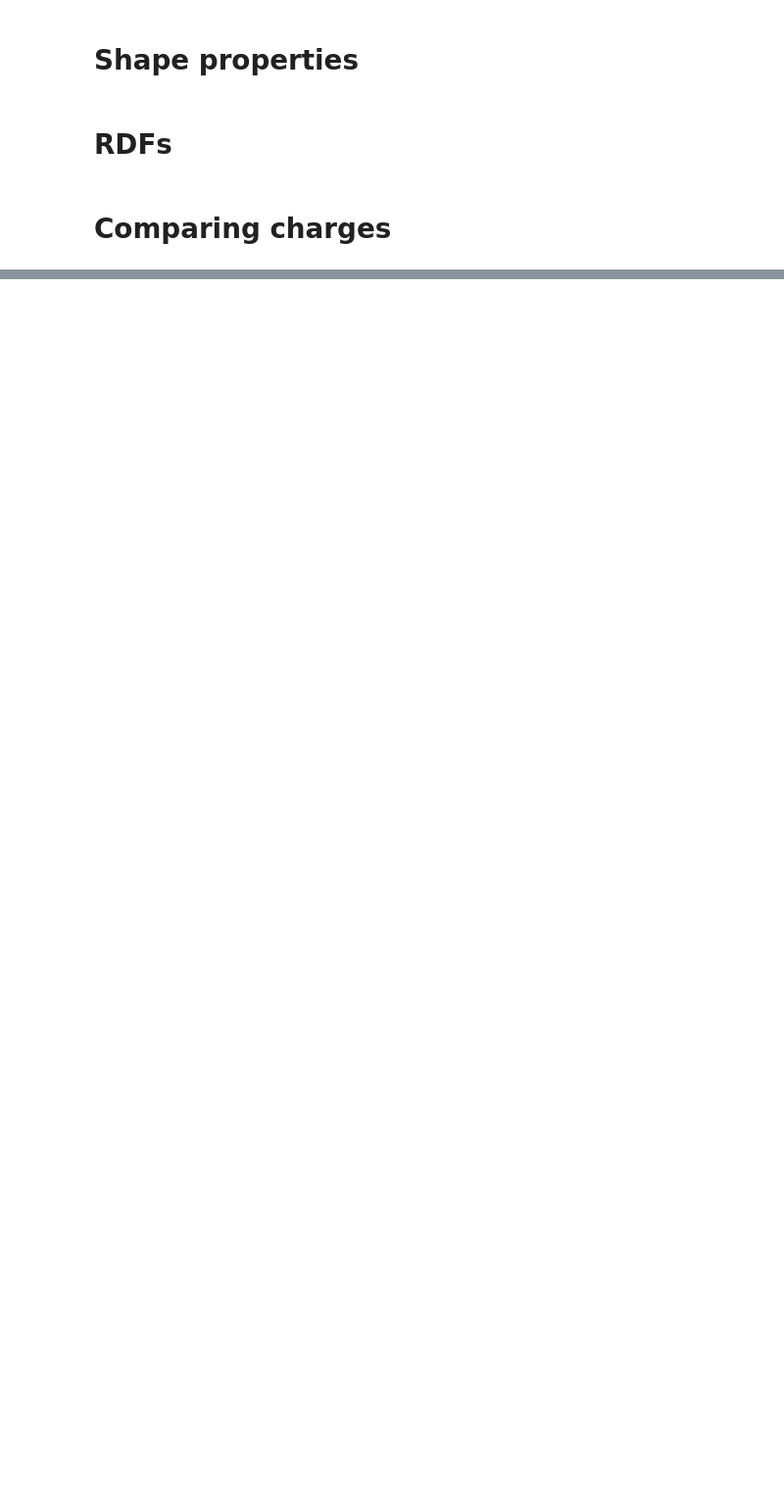
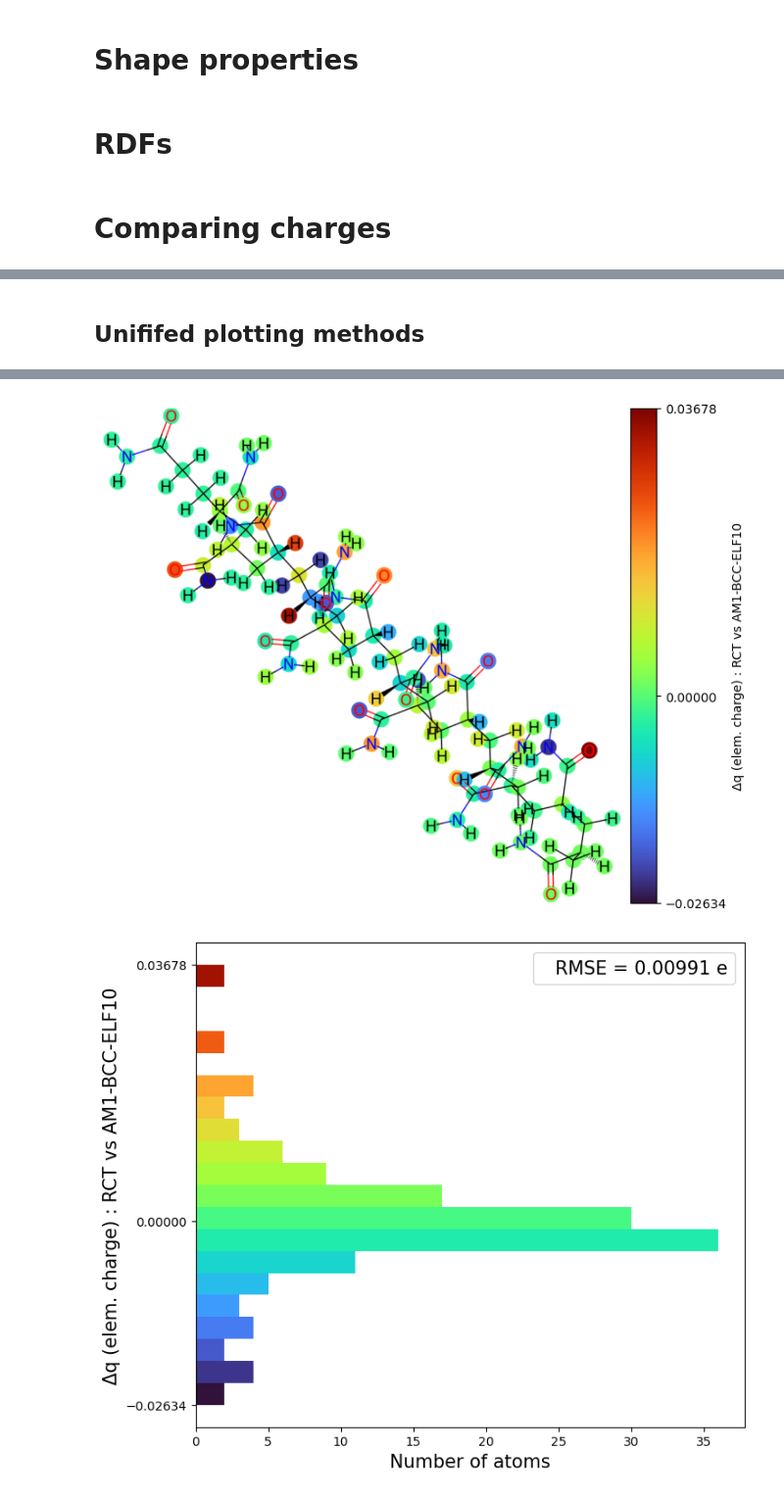
Before and after one commit to timbernat/WaSP_simulations, a Jupyter notebook: figures.ipynb, the cells around one changed output, grey strips where cells are left out. Shown at 98% size. Cells and saved outputs as stored; diff of their text form; code cells hidden in the pictures; blank space fills up the shorter version.

Commit message:
Added aspect ratio and molecule rotation options to charge figure plotting

```diff
--- a/figures.ipynb
+++ b/figures.ipynb
@@ -295,5 +334,10 @@ class Rice(BinSizer):
+# %% [markdown]
+## Unififed plotting methods
 # %%
-def generate_charge_plots(cmols : dict[str, Molecule], cmap : Colormap, n_bins : int=50, fontsize : int=14, cvtr : Optional[RDConverter]=None) -> tuple[tuple[plt.Figure, plt.Axes], tuple[plt.Figure, plt.Axes]]:
+from rdkit.Chem import rdMolTransforms
+
+def generate_charge_plots(cmols : dict[str, Molecule], cmap : Colormap, n_bins : int=50, fontsize : int=14,
+                          aspect : float=4/5, cvtr : Optional[RDConverter]=None, transform : Optional[np.ndarray]=None) -> tuple[tuple[plt.Figure, plt.Axes], tuple[plt.Figure, plt.Axes]]:
     '''Create charge difference heatmaps and histograms for a pair of parameterized Molecules'''
     # 0a) extract molecules
     chgd_offmol_1, chgd_offmol_2 = cmols.values()
@@ -311,6 +355,11 @@ def generate_charge_plots(cmols : dict[str, Molecule], cmap : Colormap, n_bins :
     diffmol = rdprops.difference_rdmol(*rdmols, prop='PartialCharge')
     if cvtr is not None:
         diffmol = cvtr.convert(diffmol)
+
+    if transform is not None:
+        rdMolTransforms.CanonicalizeMol(   diffmol) # align principal axes to x, y, z axes
+        rdMolTransforms.TransformConformer(diffmol.GetConformer(0), transform) # apply affine transformation
+
     hm_fig, hm_ax = rdmol_prop_heatmap_colorscaled(diffmol, prop='DeltaPartialCharge', cmap=cmap, cbar_label=diff_str, orient='vertical')
 
     # 2) generate histogram
@@ -320,7 +369,7 @@ def generate_charge_plots(cmols : dict[str, Molecule], cmap : Colormap, n_bins :
     norm = Normalize(vmin, vmax)
 
     # generating histogram
-    hist_fig, hist_ax = plotutils.presize_subplots(1, 1, scale=8, elongation=4/5)
+    hist_fig, hist_ax = plotutils.presize_subplots(1, 1, scale=8, elongation=aspect)
     bin_vals, bin_edges, patches = hist_ax.hist(deltas, bins=n_bins, orientation='horizontal')
 
     # coloring histogram bars by atom color map
@@ -342,42 +391,62 @@ def generate_charge_plots(cmols : dict[str, Molecule], cmap : Colormap, n_bins :
 
     return ((hm_fig, hm_ax), (hist_fig, hist_ax))
 # %%
-fontsize : int = 15
-n_bins : int = 20
+from functools import reduce
+from collections import defaultdict
 
-mol_sizes : dict[str, int ]= {}
+from polymerist.rdutils import rdkdraw
+rdkdraw.set_rdkdraw_size(300, 3/2)
+TAU = 2*np.pi
+
+
+fontsize : int   = 15
+n_bins   : int   = 20
+aspect   : float = 8/9
+asp_corr : float = 1.5
+
+rotations = np.array([TAU/8, 0, np.arctan(aspect * asp_corr)]) # angles about x, y, and, z axes to rotate molecules; force in-page rotation to align across diagonal
+transform = reduce(np.matmul, (rotfun(angle) for angle, rotfun in zip(rotations, (xRot, yRot, zRot))))
+
+all_mols = {}
+mol_sizes : dict[str, int ] = {}
 for mol_name, mol_dir in mol_dirs.items():
     mol_dir_chg = figures_charges / mol_name
     mol_dir_chg.mkdir(exist_ok=True)
 
+    cmols = defaultdict(defaultdict)
+
     # plot charges on reductions
-    redux_cmols = {}
     for path in mol_dir.iterdir():
         if (path.suffix == '.sdf') and ('reduced' in path.name):
             charge_method = path.stem.split('_')[-1]
             cmol = topology.get_largest_offmol(topology.topology_from_sdf(path))
             mol_sizes[('reduced', cmol.name)] = cmol.n_atoms # record chain length
-            redux_cmols[charge_method] = cmol
-
-    ((redux_hm_fig, redux_hm_ax), (redux_hist_fig, redux_hist_ax)) = generate_charge_plots(redux_cmols, plt.get_cmap('turbo'), n_bins=n_bins, fontsize=fontsize)
-    redux_hm_fig.savefig(  mol_dir_chg / f'{mol_name}_redux_heatmap.png', bbox_inches='tight')
-    redux_hist_fig.savefig(mol_dir_chg / f'{mol_name}_redux_histogram.png', bbox_inches='tight')
-    plt.close()
+            cmols['redux'][charge_method] = cmol
 
     # plot charges on full molecules
-    full_cmols = {}
     for charge_method in ('RCT', 'Espaloma-AM1-BCC'):
         full_sdf_path = assemble_path(mol_dir / charge_method, f'{mol_name}_{charge_method}', extension='sdf')
         cmol = topology.get_largest_offmol(topology.topology_from_sdf(full_sdf_path))
         mol_sizes[('full', cmol.name)] = cmol.n_atoms # record chain length
-        full_cmols[charge_method] = cmol
+        cmols['full'][charge_method] = cmol
 
-    ((hm_fig, hm_ax), (hist_fig, hist_ax)) = generate_charge_plots(full_cmols, plt.get_cmap('turbo'), n_bins=n_bins, fontsize=fontsize)
-    hm_fig.savefig(  mol_dir_chg / f'{mol_name}_heatmap.png', bbox_inches='tight')
-    hist_fig.savefig(mol_dir_chg / f'{mol_name}_histogram.png', bbox_inches='tight')
-    plt.close()
+    ## obtain heatmaps and histograms for reductions
+    for suffix, cmol_dict in cmols.items():
+        (heatmap_fig, heatmap_ax), (histogram_fig, histogram_ax) = generate_charge_plots(
+            cmol_dict,
+            cmap=plt.get_cmap('turbo'),
+            n_bins=n_bins,
+            fontsize=fontsize,
+            aspect=aspect,
+            transform=transform
+        )
+
+        heatmap_fig.savefig(  mol_dir_chg / f'{mol_name}_{suffix}_heatmap.png', bbox_inches='tight')
+        histogram_fig.savefig(mol_dir_chg / f'{mol_name}_{suffix}_histogram.png', bbox_inches='tight')
+        # plt.close()
 
 # record chain lengths
 chain_df = pd.DataFrame.from_dict({'Chain length (N)' : mol_sizes})
 chain_path = data_dir / 'chain_sizes.csv'
 chain_df.to_csv(chain_path)
+# %% [output]
@@ -383,0 +465,2 @@ chain_df.to_csv(chain_path)
+[figure, added]
+[figure, added]
```
Also changed, not shown: parts of 6 cells of this notebook.
